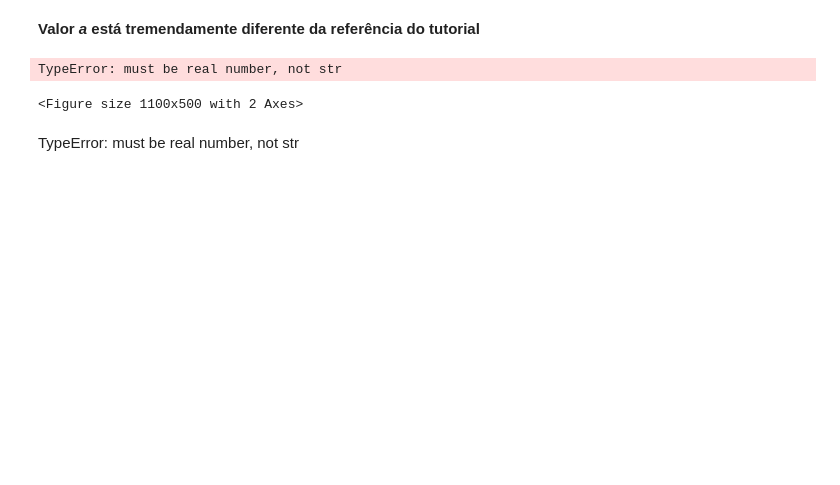
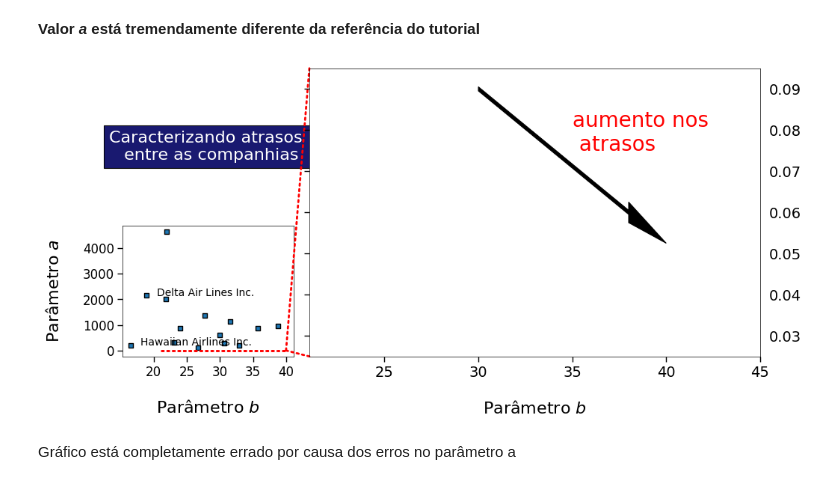
Before and after one commit to bekwendhausen/voos-kaggle-2015, a Jupyter notebook: flights-delay.ipynb, the cells around one changed output. Drawn from its saved outputs; the diff is of its cells as text; code cells hidden in the pictures; blank space fills up the shorter version.

Commit message:
"typeError must be real number, not str" consertado, porém gráfico de detalhamento dos atrasos completamente quebrado

```diff
--- a/flights-delay.ipynb
+++ b/flights-delay.ipynb
@@ -12,11 +12,8 @@ from matplotlib.gridspec import GridSpec
 from scipy.optimize import curve_fit
 
 from collections import OrderedDict
-plt.rcParams["patch.force_edgecolor"] = True
-plt.style.use('fivethirtyeight')
-mpl.rc('patch', edgecolor = 'dimgray', linewidth=1)
 
 %matplotlib inline
 
-# warnings.filterwarnings("ignore")
+warnings.filterwarnings("ignore")
 # %%
@@ -427,8 +419,8 @@ y_shift[11] = -0.5/1000
 y_shift[8] = -2.5/1000
 y_shift[5] = 1/1000
 
-x_val = [s[1] for s in points]
-y_val = [s[0] for s in points]
+x_val = [s[1] for s in pontos]
+y_val = [s[0] for s in pontos]
 
 gs = GridSpec(2, 7)
 
@@ -436,16 +428,18 @@ gs = GridSpec(2, 7)
 # 1) Plot overview (painel esquerdo)
 
 ax1 = fig.add_subplot(gs[1, 0:2])
-plt.scatter(x=x_val, y=y_val, marker='s', edgecolor='black', linewidth='1')
+plt.scatter(x=x_val, y=y_val, marker='s', edgecolor='black', linewidth=1)
 
 # Label da companhia: Hawaiian airlines
+
 i = 1
 ax1.annotate(label_comp[i], xy=(x_val[i]+1.5, y_val[i]+y_shift[i]),
-             xycoords='data', fontsize=15)
+             xycoords='data', fontsize=10)
 plt.xlabel("Parâmetro $b$", fontsize=16, labelpad=20)
 plt.ylabel("Parâmetro $a$", fontsize=16, labelpad=20)
 
-# Label da companhia: Delta airlines?
+# Label da companhia: Delta airlines
+
 i = 12
 ax1.annotate(label_comp[i], xy=(x_val[i]+1.5, y_val[i]+y_shift[i]),
              xycoords='data', fontsize=10)
@@ -453,70 +447,78 @@ plt.xlabel("Parâmetro $b$", fontsize=16, labelpad=20)
 plt.ylabel("Parâmetro $a$", fontsize=16, labelpad=20)
 
 # Título principal
+
 ax1.text(.5, 1.5, 'Caracterizando atrasos \n entre as companhias', fontsize=16,
          bbox={'facecolor': 'midnightblue', 'pad': 5}, color='w',
          horizontalalignment='center', transform=ax1.transAxes)
 
 # Parâmetros das bordas do plot
+
 for k in ['top', 'bottom', 'right', 'left']:
     ax1.spines[k].set_visible(True)
     ax1.spines[k].set_linewidth(0.5)
     ax1.spines[k].set_color('k')
 
 # Criando um retângulo
+
 rect = mpatches.Rectangle((21, 0.025), 19, 0.07, linewidth=2, edgecolor='r',
                           linestyle=':', facecolor='none')
 ax1.add_patch(rect)
 
 # --
 # 2) Zoom no grosso das companhias (painel direito)
+
 ax2 = fig.add_subplot(gs[0:2, 2:])
-plt.scatter(x=x_val, y=y_val, marker='s', edgecolor='black', linewidth='1')
+plt.scatter(x=x_val, y=y_val, marker='s', edgecolor='black', linewidth=1)
 plt.setp(ax1.get_xticklabels(), fontsize=12)
 plt.setp(ax1.get_yticklabels(), fontsize=12)
 ax2.set_xlim(21, 45)
 ax2.set_ylim(0.025, 0.095)
 
 # Labels das companhias
+
 for i in range(len(abrev_companhias)):
     ax2.annotate(label_comp[i], xy=(x_val[i]+0.5, y_val[i]+y_shift[i]),
                  xycoords='data', fontsize=10)
 
 # Direção de aumento dos atrasos
+
 ax2.arrow(30, 0.09, 8, -0.03, head_width=0.005, shape='full', head_length=2,
           fc='k', ec='k')
 ax2.annotate('aumento nos \n atrasos', fontsize=20, color='r', xy=(35, 0.075),
              xycoords='data')
 
 # Posição e tamanhos dos ticks
+
 plt.tick_params(labelleft=False, labelright=True)
 plt.setp(ax2.get_xticklabels(), fontsize=14)
 plt.setp(ax2.get_yticklabels(), fontsize=14)
 
 # Parâmetros das bordas do plot
+
 for k in ['top', 'bottom', 'right', 'left']:
     ax2.spines[k].set_visible(True)
     ax2.spines[k].set_linewidth(0.5)
     ax2.spines[k].set_color('k')
 
 # Conexão entre os dois plots
+
 xy2 = (40, 0.09)
 xy1 = (21, 0.095)
 con = ConnectionPatch(xyA=xy1, xyB=xy2, coordsA="data", coordsB="data", axesA=ax2,
                       axesB=ax1, linestyle=':', linewidth=2, color="red")
 ax2.add_artist(con)
 xy2 = (40, 0.025)
 xy1 = (21, 0.025)
 con = ConnectionPatch(xyA=xy1, xyB=xy2, coordsA="data", coordsB="data", axesA=ax2,
                       axesB=ax1, linestyle=':', linewidth=2, color="red")
 ax2.add_artist(con)
 plt.xlabel("Parâmetro $b$", fontsize=16, labelpad=20)
 
 # --
 
 plt.show()
 # %% [output]
-TypeError: must be real number, not str
-<Figure size 1100x500 with 2 Axes>
+[figure, added]
-# %% [markdown]
-TypeError: must be real number, not str
+# %% [markdown]
+Gráfico está completamente errado por causa dos erros no parâmetro a
```
Also changed, not shown: parts of 3 cells of this notebook.
